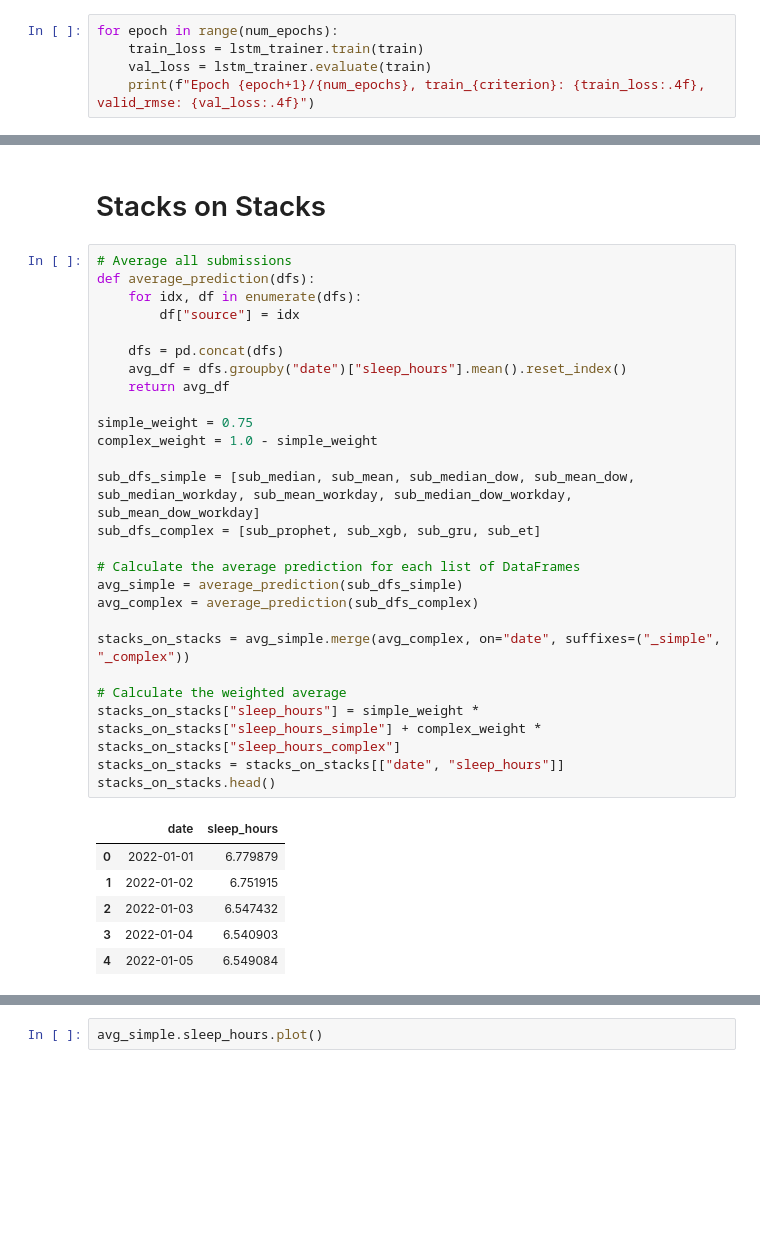
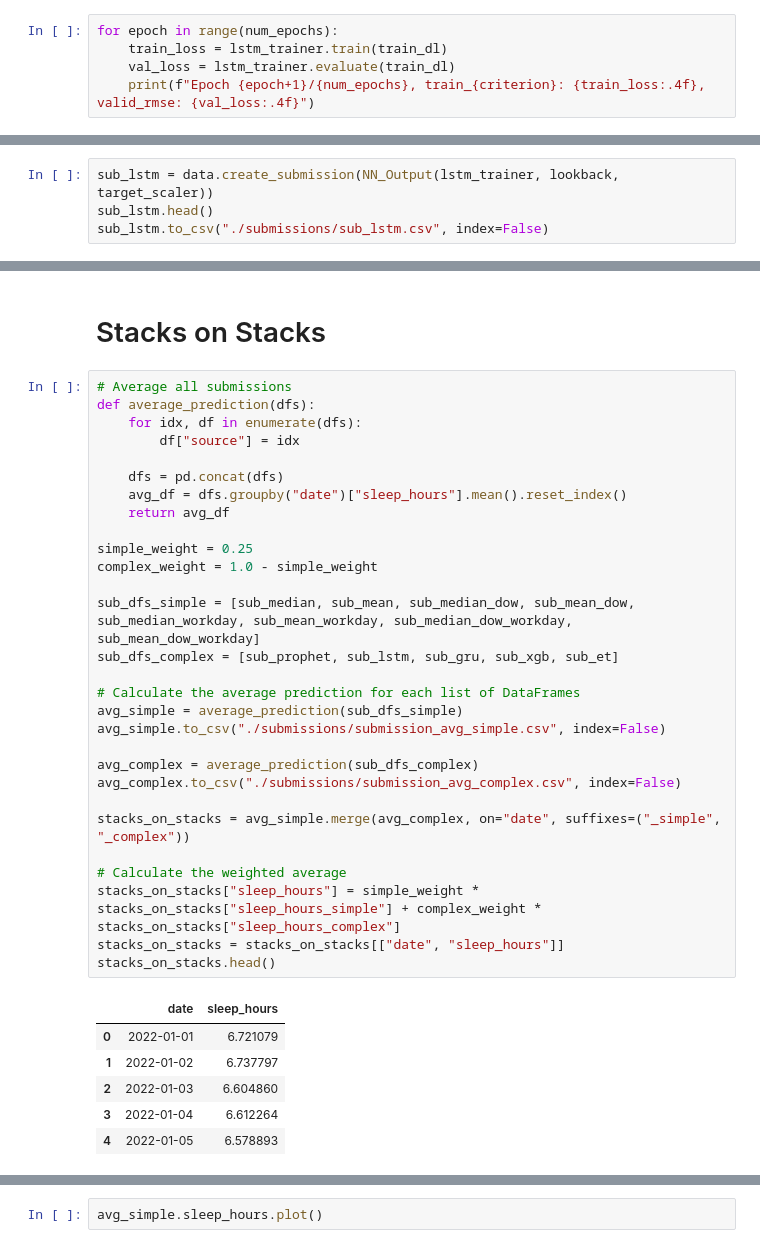
Before and after one commit to ds-sebastian/pog4-sleep-kaggle, a Jupyter notebook: stacks_on_stacks_on_stacks.ipynb, the cells around one changed output, grey strips where cells are left out. Drawn from its saved outputs; the diff is of its cells as text; blank space fills up the shorter version.

```diff
--- a/stacks_on_stacks_on_stacks.ipynb
+++ b/stacks_on_stacks_on_stacks.ipynb
@@ -462,6 +410,6 @@ target_scaler = data.target_scaler # Inverse scaling is used to calculate valida
 lstm_trainer = LSTMTrainer(lstm, device, learning_rate, criterion, optimizer, target_scaler)
 # %%
 for epoch in range(num_epochs):
-    train_loss = lstm_trainer.train(train)
-    val_loss = lstm_trainer.evaluate(train)
+    train_loss = lstm_trainer.train(train_dl)
+    val_loss = lstm_trainer.evaluate(train_dl)
     print(f"Epoch {epoch+1}/{num_epochs}, train_{criterion}: {train_loss:.4f}, valid_rmse: {val_loss:.4f}")
@@ -467,0 +434,4 @@ for epoch in range(num_epochs):
+# %%
+sub_lstm = data.create_submission(NN_Output(lstm_trainer, lookback, target_scaler))
+sub_lstm.head()
+sub_lstm.to_csv("./submissions/sub_lstm.csv", index=False)
@@ -572,36 +536,39 @@ INFO - Creating interactions...
 # %%
 # Average all submissions
 def average_prediction(dfs):
     for idx, df in enumerate(dfs):
         df["source"] = idx
 
     dfs = pd.concat(dfs)
     avg_df = dfs.groupby("date")["sleep_hours"].mean().reset_index()
     return avg_df
 
-simple_weight = 0.75
+simple_weight = 0.25
 complex_weight = 1.0 - simple_weight
 
 sub_dfs_simple = [sub_median, sub_mean, sub_median_dow, sub_mean_dow, sub_median_workday, sub_mean_workday, sub_median_dow_workday, sub_mean_dow_workday]
-sub_dfs_complex = [sub_prophet, sub_xgb, sub_gru, sub_et]
+sub_dfs_complex = [sub_prophet, sub_lstm, sub_gru, sub_xgb, sub_et]
 
 # Calculate the average prediction for each list of DataFrames
 avg_simple = average_prediction(sub_dfs_simple)
+avg_simple.to_csv("./submissions/submission_avg_simple.csv", index=False)
+
 avg_complex = average_prediction(sub_dfs_complex)
+avg_complex.to_csv("./submissions/submission_avg_complex.csv", index=False)
 
 stacks_on_stacks = avg_simple.merge(avg_complex, on="date", suffixes=("_simple", "_complex"))
 
 # Calculate the weighted average
 stacks_on_stacks["sleep_hours"] = simple_weight * stacks_on_stacks["sleep_hours_simple"] + complex_weight * stacks_on_stacks["sleep_hours_complex"]
 stacks_on_stacks = stacks_on_stacks[["date", "sleep_hours"]]
 stacks_on_stacks.head()
 # %% [output]
 |  | date | sleep_hours |
-| 0 | 2022-01-01 | 6.779879 |
-| 1 | 2022-01-02 | 6.751915 |
-| 2 | 2022-01-03 | 6.547432 |
-| 3 | 2022-01-04 | 6.540903 |
-| 4 | 2022-01-05 | 6.549084 |
+| 0 | 2022-01-01 | 6.721079 |
+| 1 | 2022-01-02 | 6.737797 |
+| 2 | 2022-01-03 | 6.604860 |
+| 3 | 2022-01-04 | 6.612264 |
+| 4 | 2022-01-05 | 6.578893 |
 # %%
 avg_complex.sleep_hours.plot()
 # %% [output]
```
Also changed, not shown: parts of 21 cells of this notebook, 13 other files.
